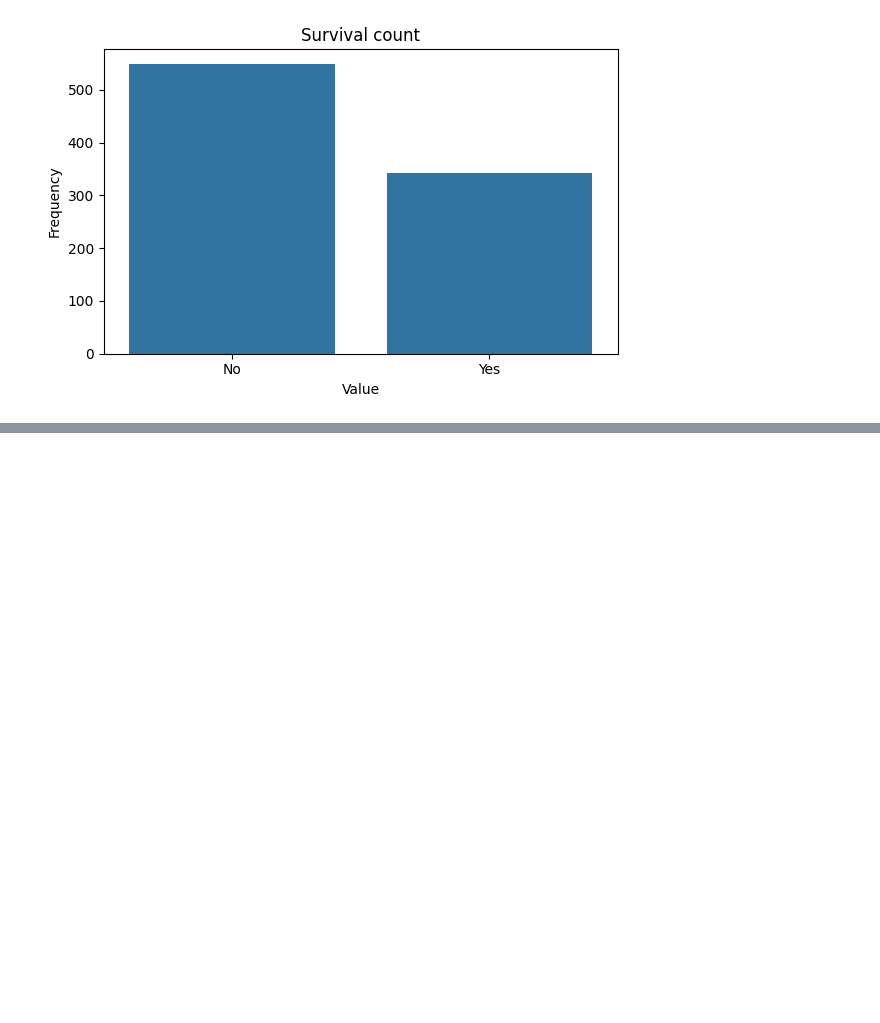
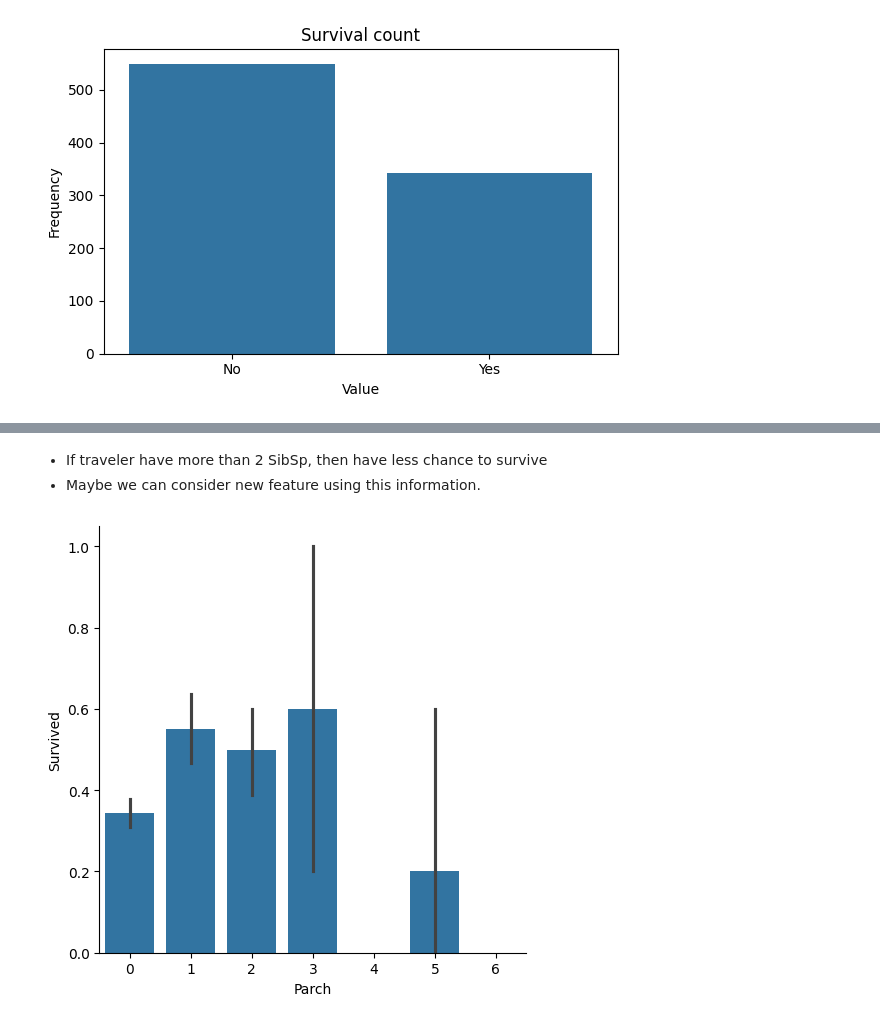
Before and after one commit to Moraw1993/Programowanie-SI, a Jupyter notebook: 5. Sklearn/titanic.ipynb, the cells around one changed output, grey strips where cells are left out. Cells and saved outputs as stored; diff of their text form; code cells hidden in the pictures; blank space fills up the shorter version.

```diff
--- a/5. Sklearn/titanic.ipynb
+++ b/5. Sklearn/titanic.ipynb
@@ -364,0 +515,9 @@ we can say "If pesrson was in 3rd class they had ~70% chance of not surviving, m
+# %% [markdown]
+* If traveler have more than 2 SibSp, then have less chance to survive
+* Maybe we can consider new feature using this information.
+# %%
+#### Parch - Survived
+
+ct = sns.catplot(data=df, x = 'Parch', y='Survived', kind='bar')
+# %% [output]
+[figure, added]
```
Also changed, not shown: parts of 34 cells of this notebook.
